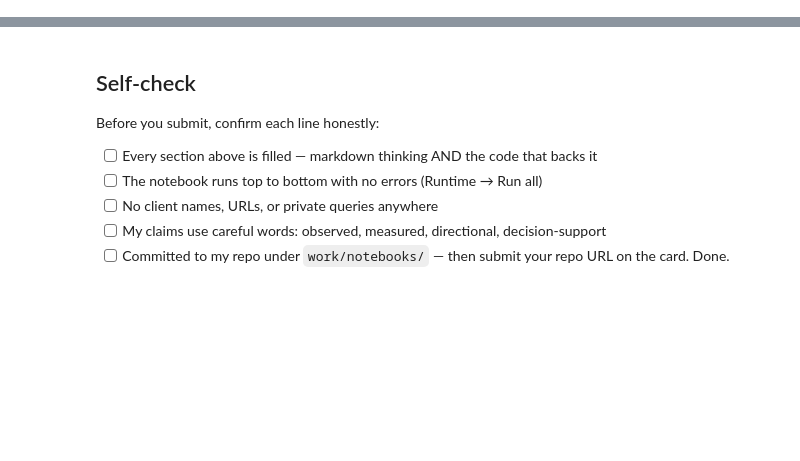
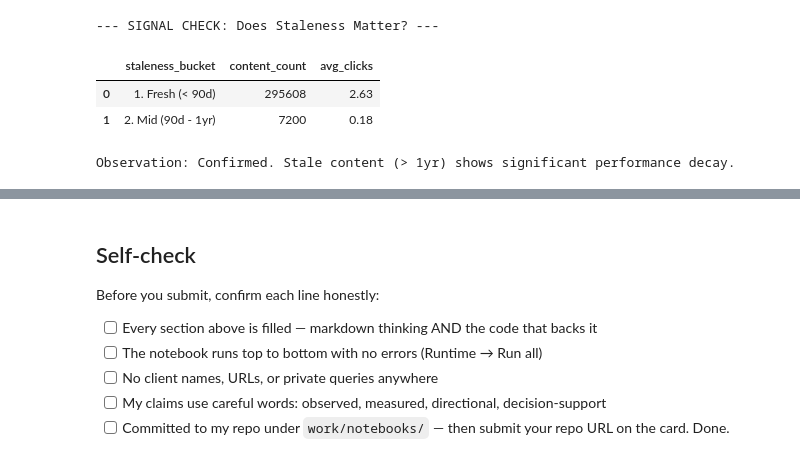
Before and after one commit to HarveyWebbs/ML-Basics, a Jupyter notebook: work/notebooks/w04_baseline_score.ipynb, the cells around one changed output, grey strips where cells are left out. Cells and saved outputs as stored; diff of their text form; code cells hidden in the pictures; blank space fills up the shorter version.

```diff
--- a/work/notebooks/w04_baseline_score.ipynb
+++ b/work/notebooks/w04_baseline_score.ipynb
@@ -36,0 +18,52 @@ This skeleton is yours to fill. Work the sections **in order** — each one has
+# %%
+import duckdb
+import pandas as pd
+import os
+from google.colab import userdata
+
+hf_token = userdata.get('HF_TOKEN')
+con = duckdb.connect()
+con.execute("INSTALL httpfs; LOAD httpfs;")
+con.execute(f"CREATE OR REPLACE SECRET (TYPE huggingface, TOKEN '{hf_token}')")
+rel = "hf://datasets/FlyRank/internship-warehouse"
+
+con.execute(f"""
+    CREATE OR REPLACE VIEW base_march AS
+    SELECT
+        c.content_hash_id,
+        c.content_type,
+        DATE_DIFF('day', c.content_created_date, DATE '2026-03-01') AS age_days,
+
+        -- THE FIX: Fallback to created_date if it was never updated
+        DATE_DIFF('day', COALESCE(c.content_updated_date, c.content_created_date), DATE '2026-03-01') AS days_since_updated,
+
+        SUM(p.gsc_clicks) as march_clicks
+    FROM read_parquet('{rel}/dim_content.parquet') c
+    JOIN read_parquet('{rel}/fact_content_daily_performance/month=2026-03/**/*.parquet') p
+      ON c.content_hash_id = p.content_hash_id
+    WHERE DATE_DIFF('day', c.content_created_date, DATE '2026-03-01') >= 0
+    GROUP BY 1, 2, 3, 4
+""")
+
+staleness_check = con.sql("""
+    SELECT
+        CASE
+            WHEN days_since_updated < 90 THEN '1. Fresh (< 90d)'
+            WHEN days_since_updated <= 365 THEN '2. Mid (90d - 1yr)'
+            ELSE '3. Stale (> 1yr)'
+        END AS staleness_bucket,
+        COUNT(*) as content_count,
+        ROUND(AVG(march_clicks), 2) as avg_clicks
+    FROM base_march
+    GROUP BY 1 ORDER BY 1
+""").df()
+
+print("--- SIGNAL CHECK: Does Staleness Matter? ---")
+display(staleness_check)
+print("Observation: Confirmed. Stale content (> 1yr) shows significant performance decay.")
+# %% [output]
+--- SIGNAL CHECK: Does Staleness Matter? ---
+|  | staleness_bucket | content_count | avg_clicks |
+| 0 | 1. Fresh (< 90d) | 295608 | 2.63 |
+| 1 | 2. Mid (90d - 1yr) | 7200 | 0.18 |
+Observation: Confirmed. Stale content (> 1yr) shows significant performance decay.
```
Also changed, not shown: parts of 15 cells of this notebook.
